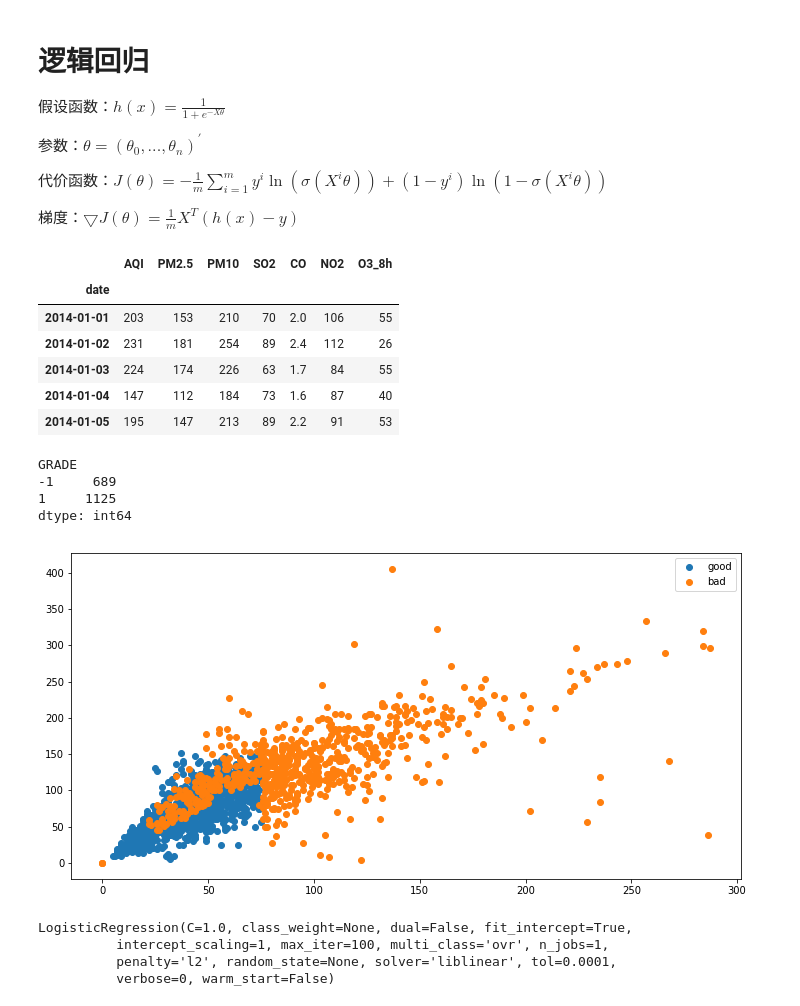
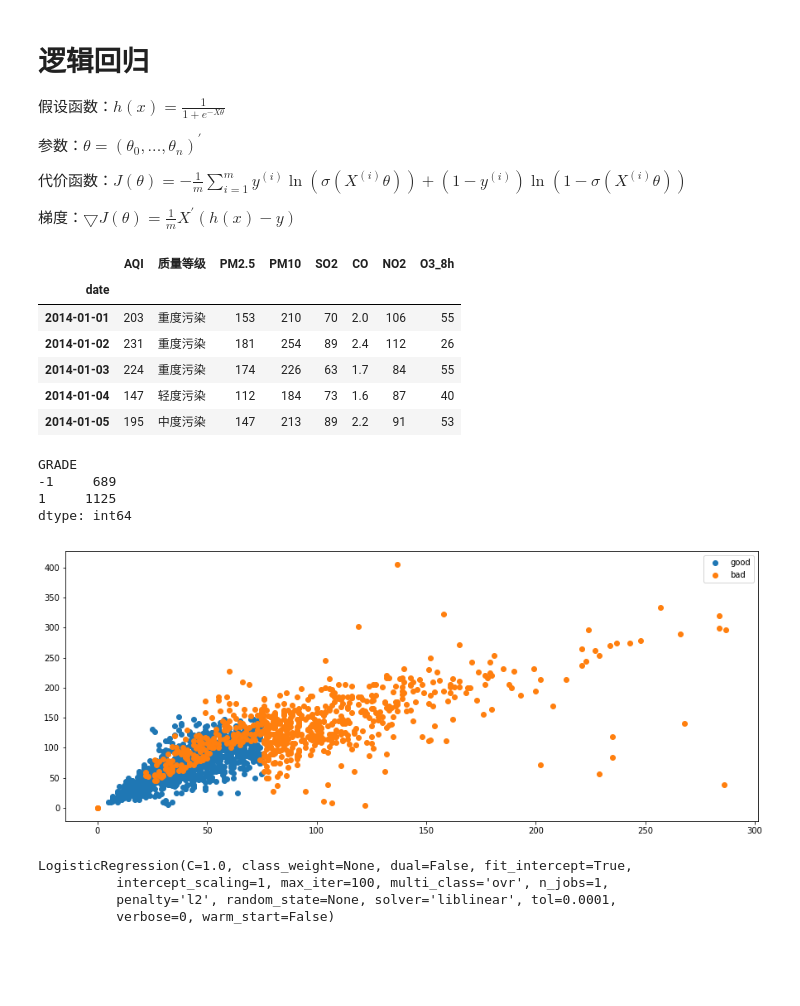
Before and after one commit to aimar112982/AQIstudy-1, a Jupyter notebook: AQI_analysis/LogRegforAQI.ipynb, the cells around one changed output. Drawn from its saved outputs; the diff is of its cells as text; code cells hidden in the pictures; blank space fills up the shorter version.

```diff
--- a/AQI_analysis/LogRegforAQI.ipynb
+++ b/AQI_analysis/LogRegforAQI.ipynb
@@ -5,9 +5,9 @@
 
 参数：$\theta=(\theta_0,...,\theta_n)^{'}$
 
-代价函数：$J(\theta)=-\frac{1}{m}\sum_{i=1}^{m}y^{i}\ln(\sigma(X^{i}\theta))+(1-y^{i})\ln(1-\sigma(X^{i}\theta))$
+代价函数：$J(\theta)=-\frac{1}{m}\sum_{i=1}^{m}y^{(i)}\ln(\sigma(X^{(i)}\theta))+(1-y^{(i)})\ln(1-\sigma(X^{(i)}\theta))$
 
-梯度：$\bigtriangledown J(\theta)=\frac{1}{m}X^T(h(x)-y)$
+梯度：$\bigtriangledown J(\theta)=\frac{1}{m}X^{'}(h(x)-y)$
 # %%
 import pandas as pd
 import numpy as np
@@ -16,15 +16,14 @@ import matplotlib.pyplot as plt
 # %%
 wh_data = pd.read_csv('../AQI_maincity/武汉.csv', index_col='date', encoding='utf-8', engine='python')
 wh_data.drop(wh_data[wh_data['质量等级']=='无'].index, inplace=True)
-wh_data.drop('质量等级', axis=1, inplace=True)
 wh_data.head()
 # %% [output]
-|  | AQI | PM2.5 | PM10 | SO2 | CO | NO2 | O3_8h |
-| date |  |  |  |  |  |  |  |
-| 2014-01-01 | 203 | 153 | 210 | 70 | 2.0 | 106 | 55 |
-| 2014-01-02 | 231 | 181 | 254 | 89 | 2.4 | 112 | 26 |
-| 2014-01-03 | 224 | 174 | 226 | 63 | 1.7 | 84 | 55 |
-| 2014-01-04 | 147 | 112 | 184 | 73 | 1.6 | 87 | 40 |
-| 2014-01-05 | 195 | 147 | 213 | 89 | 2.2 | 91 | 53 |
+|  | AQI | 质量等级 | PM2.5 | PM10 | SO2 | CO | NO2 | O3_8h |
+| date |  |  |  |  |  |  |  |  |
+| 2014-01-01 | 203 | 重度污染 | 153 | 210 | 70 | 2.0 | 106 | 55 |
+| 2014-01-02 | 231 | 重度污染 | 181 | 254 | 89 | 2.4 | 112 | 26 |
+| 2014-01-03 | 224 | 重度污染 | 174 | 226 | 63 | 1.7 | 84 | 55 |
+| 2014-01-04 | 147 | 轻度污染 | 112 | 184 | 73 | 1.6 | 87 | 40 |
+| 2014-01-05 | 195 | 中度污染 | 147 | 213 | 89 | 2.2 | 91 | 53 |
 # %%
 def get_grade(aqi):
@@ -33,7 +32,7 @@ def get_grade(aqi):
     else:
         return '-1'
 # %%
-wh_data['GRADE'] = wh_data.AQI.apply(get_grade).dropna(axis=0)
+wh_data['GRADE'] = wh_data.AQI.apply(get_grade)
 wh_data.groupby(by='GRADE').size()
 # %% [output]
 GRADE
@@ -41,19 +40,19 @@ GRADE
 1     1125
 dtype: int64
 # %%
-X = wh_data.iloc[:, 1:3]
+X = wh_data.iloc[:, 2:4]
 y = wh_data.iloc[:, -1]
 # %%
 X_good = X[y=='1']
 X_bad = X[y=='-1']
 
-plt.figure(figsize=(12,6))
+plt.figure(figsize=(15,6))
 plt.scatter(X_good['PM2.5'], X_good['PM10'], label='good')
 plt.scatter(X_bad['PM2.5'], X_bad['PM10'], label='bad')
 plt.legend()
 plt.show()
 # %% [output]
-[figure, old version]
+[figure, new version]
 # %%
 from sklearn.model_selection import train_test_split
 
```
Also changed, not shown: parts of 4 cells of this notebook.
